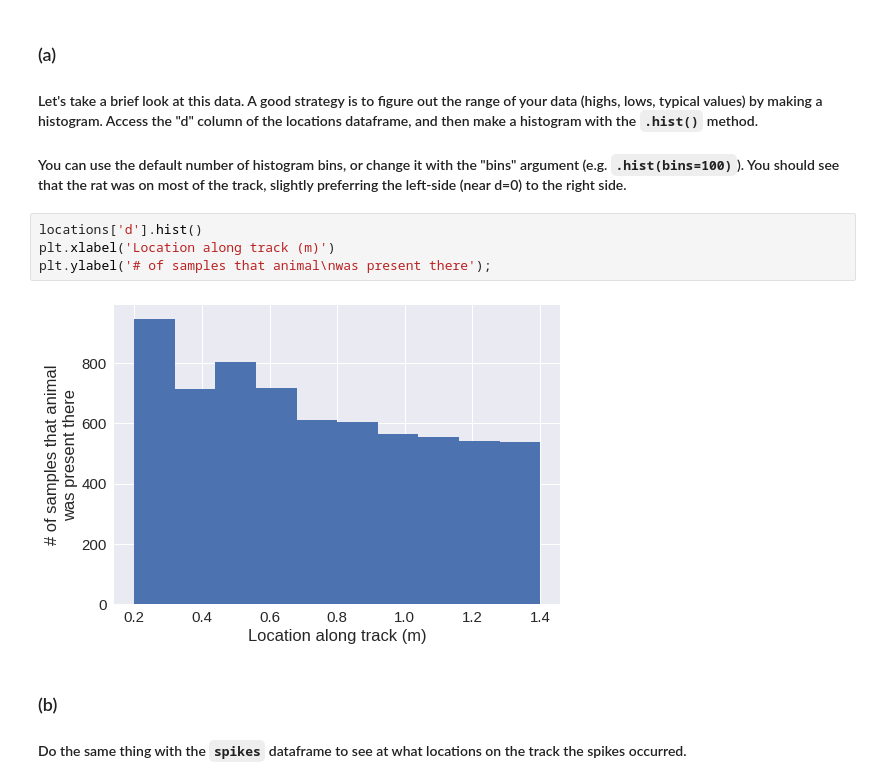
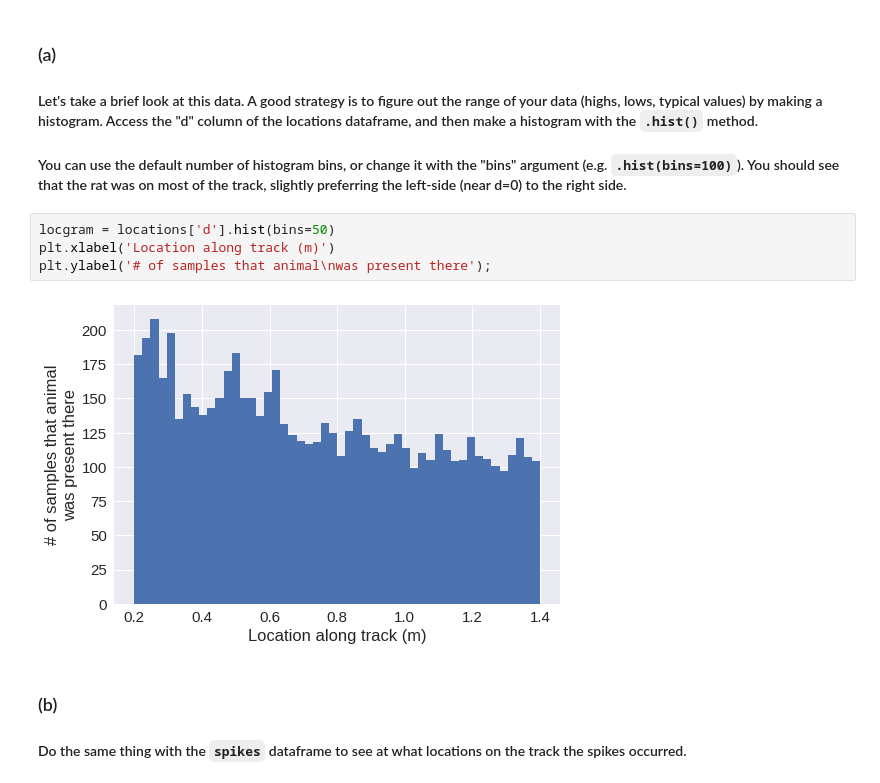
Before and after one commit to jatchison13/neuro-data-analysis-course, a Jupyter notebook: Blake_neural_coding_exercises_213.ipynb, the cells around one changed output. Saved outputs shown, nothing was run; the diff lists cells and outputs as text.

```diff
--- a/Blake_neural_coding_exercises_213.ipynb
+++ b/Blake_neural_coding_exercises_213.ipynb
@@ -73,11 +73,11 @@ locations.head()
 
 #### You can use the default number of histogram bins, or change it with the "bins" argument (e.g. `.hist(bins=100)`).  You should see that the rat was on most of the track, slightly preferring the left-side (near d=0) to the right side.
 # %%
-locations['d'].hist()
+locgram = locations['d'].hist(bins=50)
 plt.xlabel('Location along track (m)')
 plt.ylabel('# of samples that animal\nwas present there');
 # %% [output]
-[figure, old version]
+[figure, new version]
 # %% [markdown]
 ### (b)
 #### Do the same thing with the `spikes` dataframe to see at what locations on the track the spikes occurred.
```
Also changed, not shown: parts of 6 cells of this notebook.
